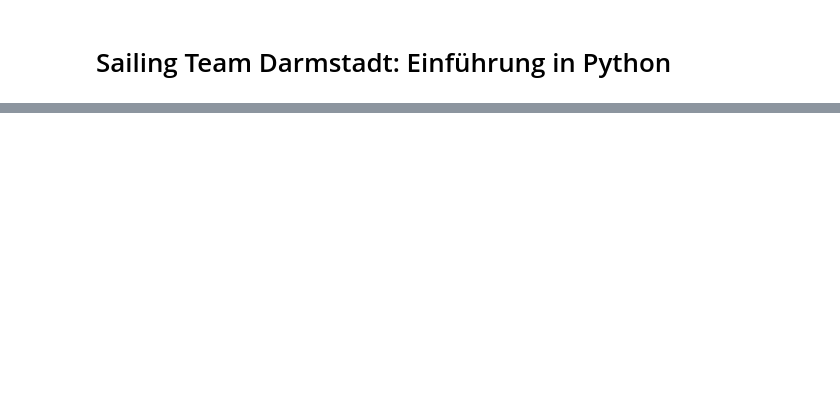
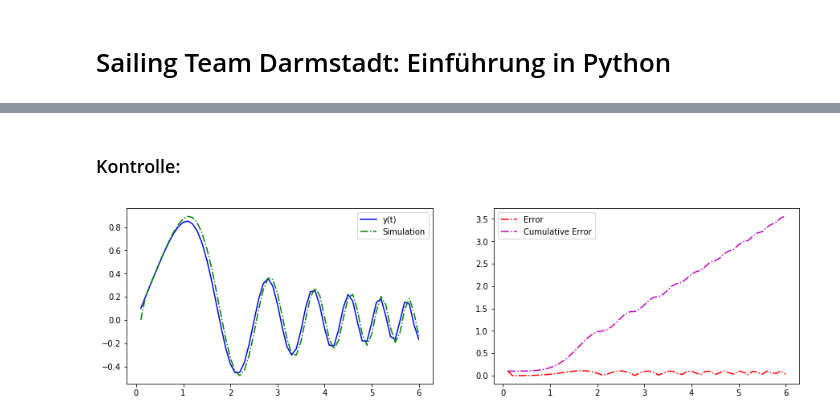
Before and after one commit to simonkohaut/jupyter-notebooks, a Jupyter notebook: STDA Workshop.ipynb, the cells around one changed output, grey strips where cells are left out. Cells and saved outputs as stored; diff of their text form; code cells hidden in the pictures; blank space fills up the shorter version.

```diff
--- a/STDA Workshop.ipynb
+++ b/STDA Workshop.ipynb
@@ -137,0 +126,23 @@ plt.show()
+# %%
+true_ys   = np.vectorize(y)(ts)
+error     = np.abs(ys - true_ys)
+cum_error = np.cumsum(error)
+# %% [markdown]
+### Kontrolle:
+# %%
+# Einstellen der Plot Dimensionen
+plt.figure(figsize=(15,4))
+
+# Hier werden zwei Plots (1 Reihe, 2 Spalten) gleichzeitig gezeichnet:
+plt.subplot(1, 2, 1)
+plt.plot(ts, true_ys, 'b')
+plt.plot(ts, ys, '-.g')
+plt.legend(["y(t)", "Simulation"])
+
+plt.subplot(1, 2, 2)
+plt.plot(ts, error, '-.r')
+plt.plot(ts, cum_error, '-.m')
+plt.legend(["Error", "Cumulative Error"])
+plt.show()
+# %% [output]
+[figure, added]
```
Also changed, not shown: parts of 24 cells of this notebook, 2 other files.
